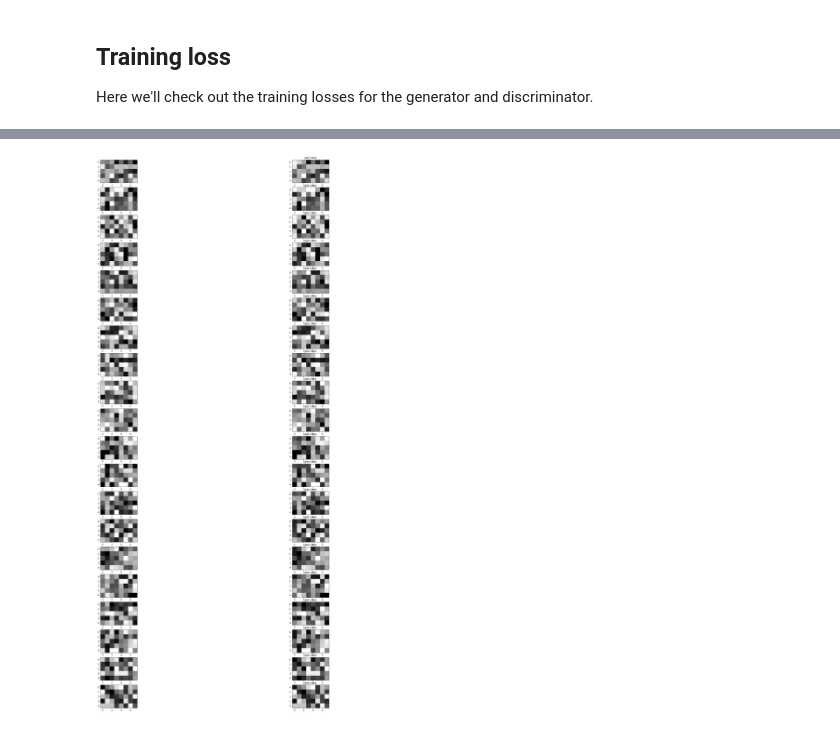
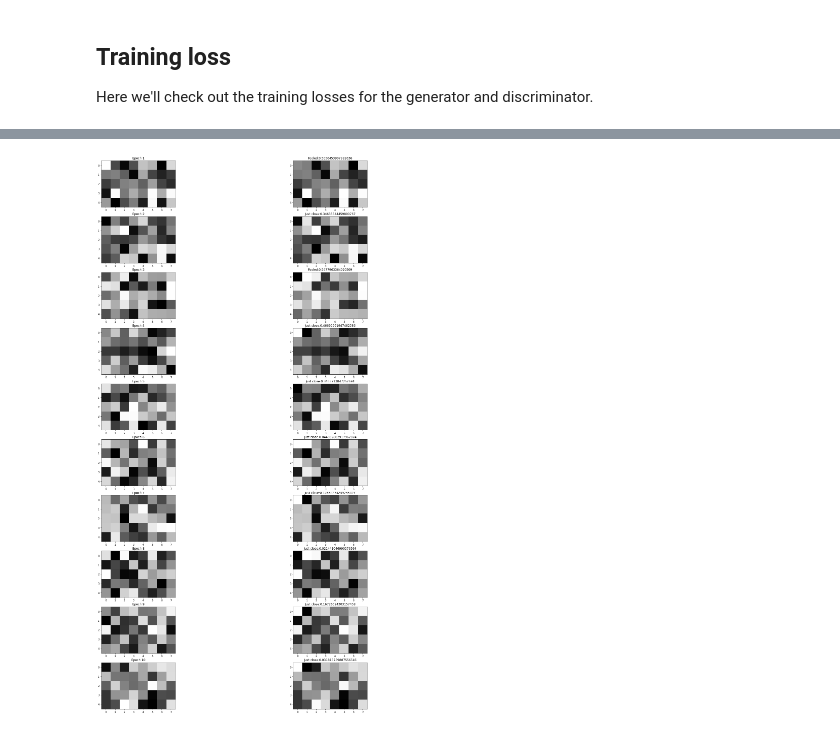
Before and after one commit to tsaiflow/gan-attack-generate, a Jupyter notebook: gan_attack_generate.ipynb, the cells around one changed output, grey strips where cells are left out. Saved outputs shown, nothing was run; the diff lists cells and outputs as text; code cells hidden in the pictures.

Commit message:
plot one pair of result for each epoch \n Test usage of "\n" Do not know if it works

```diff
--- a/gan_attack_generate.ipynb
+++ b/gan_attack_generate.ipynb
@@ -201,21 +201,22 @@ fig_size = split_to_two_nearest_factor(input_size)
 # %%
 import numpy as np
 import matplotlib.pyplot as plt
 
-fig=plt.figure(figsize=(30, 48))
+fig=plt.figure(figsize=(fig_size[0] * 5, fig_size[1] * 5))
 columns = 2
-rows = 20
-for i in range(20):
-    original_img = original_flows[-1][i]
-    generated_img = generated_flows[-1][i]
+rows = len(original_flows)
+for i in range(rows):
+    original_img = original_flows[i][0]
+    generated_img = generated_flows[i][0]
     ax_original = fig.add_subplot(rows, columns, i * 2 + 1)
-    plt.imshow(original_img.reshape(5,8), cmap='gray')
+    ax_original.set_title('Epoch {epoch}'.format(epoch=i + 1))
+    plt.imshow(original_img.reshape(fig_size[0],fig_size[1]), cmap='gray')
     ax_generated = fig.add_subplot(rows, columns, i * 2 + 2)
-    plt.imshow(generated_img.reshape(5,8), cmap='gray')
-    if attack_scores[-1][i] >= 0.5:
-        ax_generated.set_title('Fooled')
+    plt.imshow(generated_img.reshape(fig_size[0],fig_size[1]), cmap='gray')
+    if attack_scores[i][0] >= 0.5:
+        ax_generated.set_title('Fooled:' + str(attack_scores[i][0]))
     else:
-        ax_generated.set_title('Just close')
+        ax_generated.set_title('Just close:' + str(attack_scores[i][0]))
 plt.show()
 # %% [output]
-[figure, old version]
+[figure, new version]
```
Also changed, not shown: parts of 4 cells of this notebook, 3 other files.
